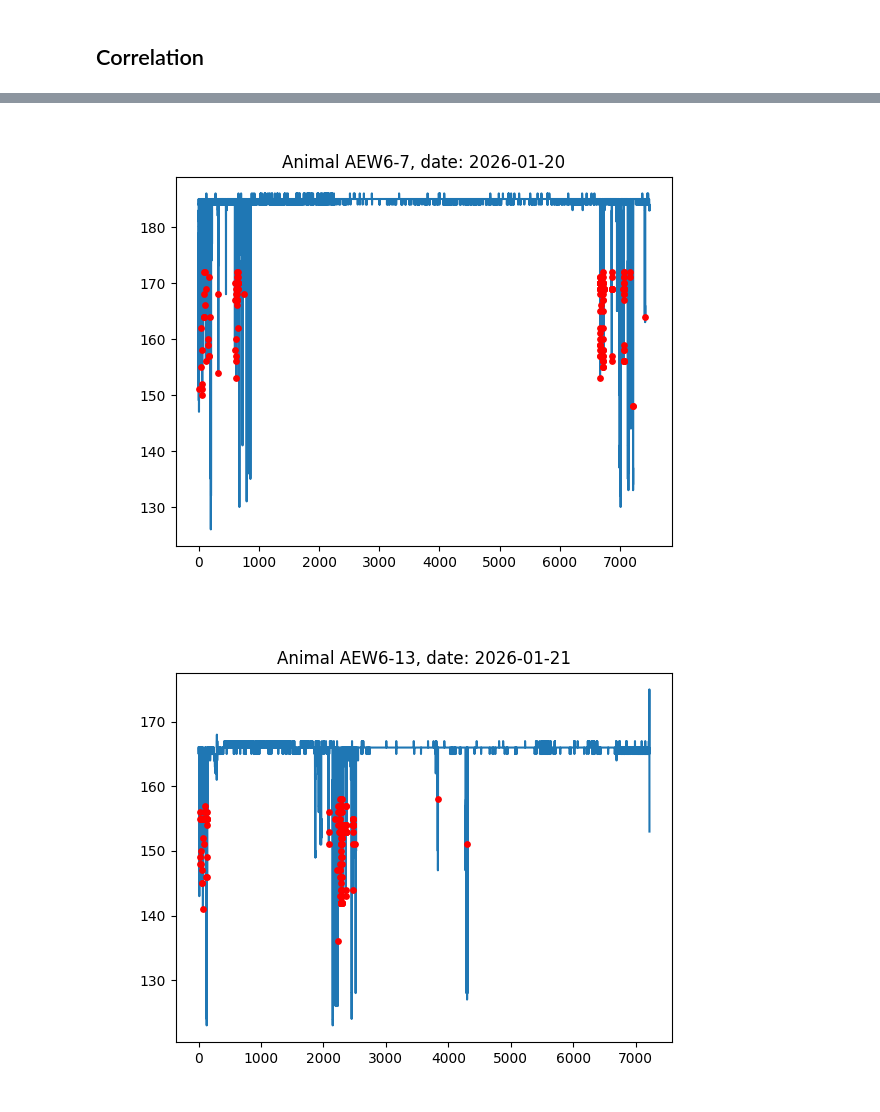
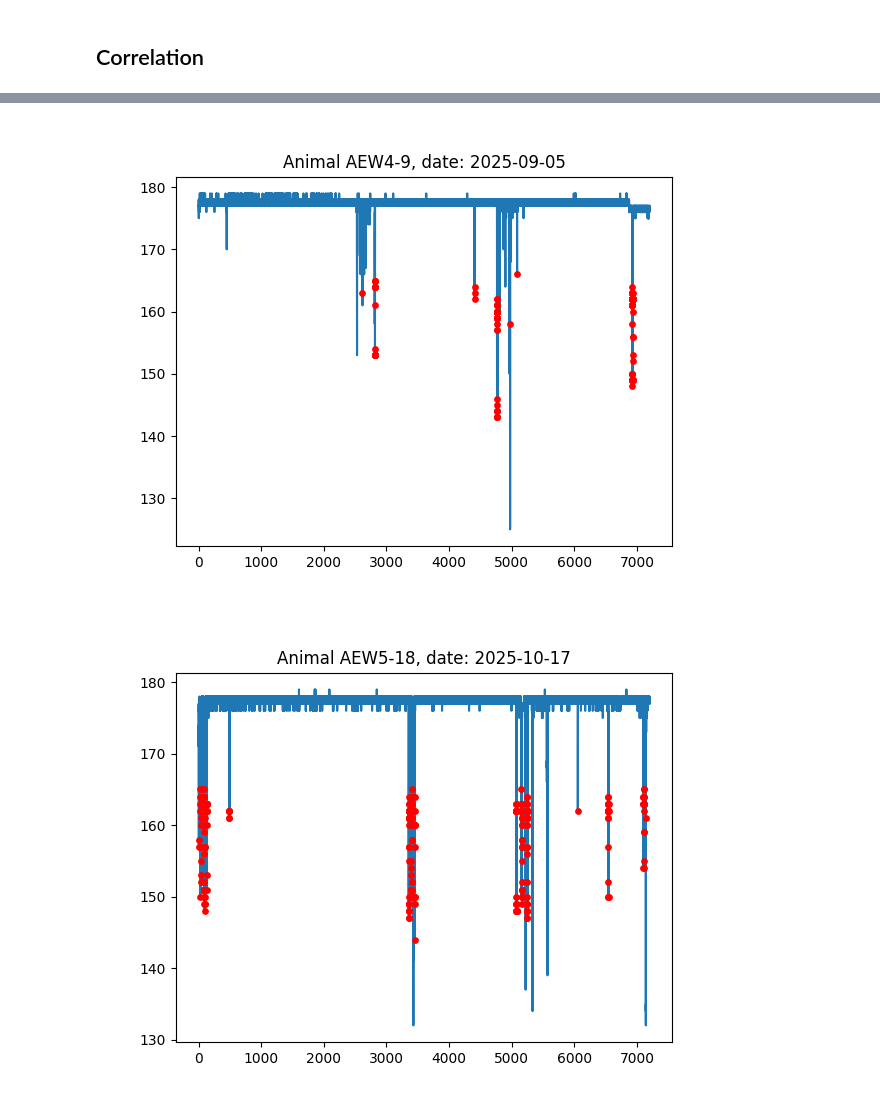
Before and after one commit to TimmeLab/CLiQR, a Jupyter notebook: DataAnalysis.ipynb, the cells around one changed output, grey strips where cells are left out. Saved outputs shown, nothing was run; the diff lists cells and outputs as text; code cells hidden in the pictures.

```diff
--- a/DataAnalysis.ipynb
+++ b/DataAnalysis.ipynb
@@ -282,17 +344,19 @@ for animal_id in layout.values:
 # %% [markdown]
 ### Remove Intermediate Files
 # %%
-for f in glob.glob(os.path.join(data_dir, "filtered_*.h5")):
-    os.remove(f)
+# Remove intermediate filtered_*.h5 files from all cohort folders (optional)
+for p in animal_id_prefixes:
+    for f in glob.glob(os.path.join(cohort_dirs[p], "filtered_*.h5")):
+        os.remove(f)
 # %% [markdown]
 ## Visualization
 # %%
 # Select the animal of interest and this cell will plot the full
 # capacitive trace and place a red dot on each detected lick.
-# This assumes you've selected the appropriate raw data files and run
-# the analysis so the corresponding results_combined...h5 file exists
-# and has its filename stored in combined_filename
-animal_id = animal_id_prefix + "-3"
+# This assumes you've selected raw data files and run the analysis so the corresponding
+# results_combined...h5 file exists and has its filename stored in combined_filename.
+
+animal_id = "AEW4-3"  # <-- set an explicit animal ID, e.g. "AEW5-12"
 
 with h5py.File(combined_filepath, 'r') as h5f:
     animal_data = h5f[animal_id]
@@ -306,7 +370,7 @@ with h5py.File(combined_filepath, 'r') as h5f:
         lick_indices[grp_num] = grp_data['lick_indices'][()]
 
 %matplotlib widget
-fig, ax = plt.subplots(nrows=len(cap_data),figsize=(10,10))
+fig, ax = plt.subplots(nrows=len(cap_data), figsize=(10, 10))
 for i in range(len(cap_data)):
     ax[i].plot(time_data[i], cap_data[i], zorder=0)
     ax[i].scatter(time_data[i][lick_indices[i]], cap_data[i][lick_indices[i]], marker='o', c='r', s=15, zorder=1)
@@ -364,10 +432,10 @@ def linear_index_to_row_col(idx0, n_files):
 # Linear model (OLS)
 X = sm.add_constant(n_licks.ravel())
 y = vol_consumed.ravel()
-mdl = sm.OLS(y, X).fit()
+mdl = sm.OLS(y, X, missing='drop').fit()
 
 # Robust linear model (RLM)
-mdlr = sm.RLM(y, X, M=sm.robust.norms.HuberT()).fit()
+mdlr = sm.RLM(y, X, M=sm.robust.norms.HuberT(), missing='drop').fit()
 
 # Residuals from robust fit (raw residuals)
 yhat_r = mdlr.predict(X)
@@ -379,12 +447,19 @@ stats.probplot(mdl.resid, dist="norm", plot=plt)
 plt.title(f"Linear Fit Residuals (Probability Plot), R^2 = {mdl.rsquared:.4f}")
 
 plt.figure()
-stats.probplot(resid_r, dist="norm", plot=plt)
+stats.probplot(resid_r[~np.isnan(resid_r)], dist="norm", plot=plt)
 plt.title("Robust Fit Residuals (Probability Plot)")
 
 # Detect outliers in robust residuals
-is_out = mad_based_outliers(resid_r, thresh=3.0)
-outlier_idx0 = np.flatnonzero(is_out)  # 0-based indices into flattened x/y
+# Note: resid_r may include NaNs if some animal/file entries were missing; drop them for outlier detection.
+valid_mask = ~np.isnan(resid_r)
+resid_valid = resid_r[valid_mask]
+is_out = mad_based_outliers(resid_valid, thresh=3.0)
+outlier_idx_valid0 = np.flatnonzero(is_out)  # indices into resid_valid
+
+# Map back to indices into the flattened full arrays
+flat_valid_idx0 = np.flatnonzero(valid_mask)
+outlier_idx0 = flat_valid_idx0[outlier_idx_valid0]
 
 # Show outliers to the user
 if outlier_idx0.size > 0:
@@ -396,21 +471,22 @@ if outlier_idx0.size > 0:
     plt.ylabel("Volume Consumed (mL)")
 
     # Reorganize outlier info into (row, col) indices for data access
-    # MATLAB exclude is [col, row] (1-based). We'll store 0-based (row0, col0).
+    # Here, col0 indexes all_animal_ids, row0 indexes selected_files
     exclude = np.array([linear_index_to_row_col(i, n_files) for i in outlier_idx0], dtype=int)
 
-    # Plot capacitance traces for excluded channels
-    # MATLAB:
-    #   plot(data{row,col,9}, data{row,col,8})
-    # Python 0-based: data[row][col][8] and [7] if you stored the same ordering,
-    # but to mirror MATLAB's 9 and 8, use [8] and [7] only if you kept the same.
-    # Below assumes data[row][col][8] == MATLAB {...,9} and data[row][col][7] == MATLAB {...,8}.
+    # Plot capacitance traces for excluded channel-days
     with h5py.File(combined_filepath, 'r') as h5f:
         for row0, col0 in exclude:
             file_num = row0
-            animal_num = col0 + 1 # Animals IDs are 1-indexed
-            animal_id = animal_id_prefix + "-" + str(animal_num)
+            animal_id = all_animal_ids[col0]
+
+            # Some entries may not exist (e.g., missing data); skip if so
+            if animal_id not in h5f:
+                continue
             animal_data = h5f[animal_id]
+            if str(file_num) not in animal_data:
+                continue
+
             single_day_data = animal_data[str(file_num)]
 
             plt.figure()
@@ -428,2 +504,2 @@ if outlier_idx0.size > 0:
-[figure, old version]
+[figure, new version]
-[figure, old version]
+[figure, new version]
```
Also changed, not shown: parts of 10 cells of this notebook.
